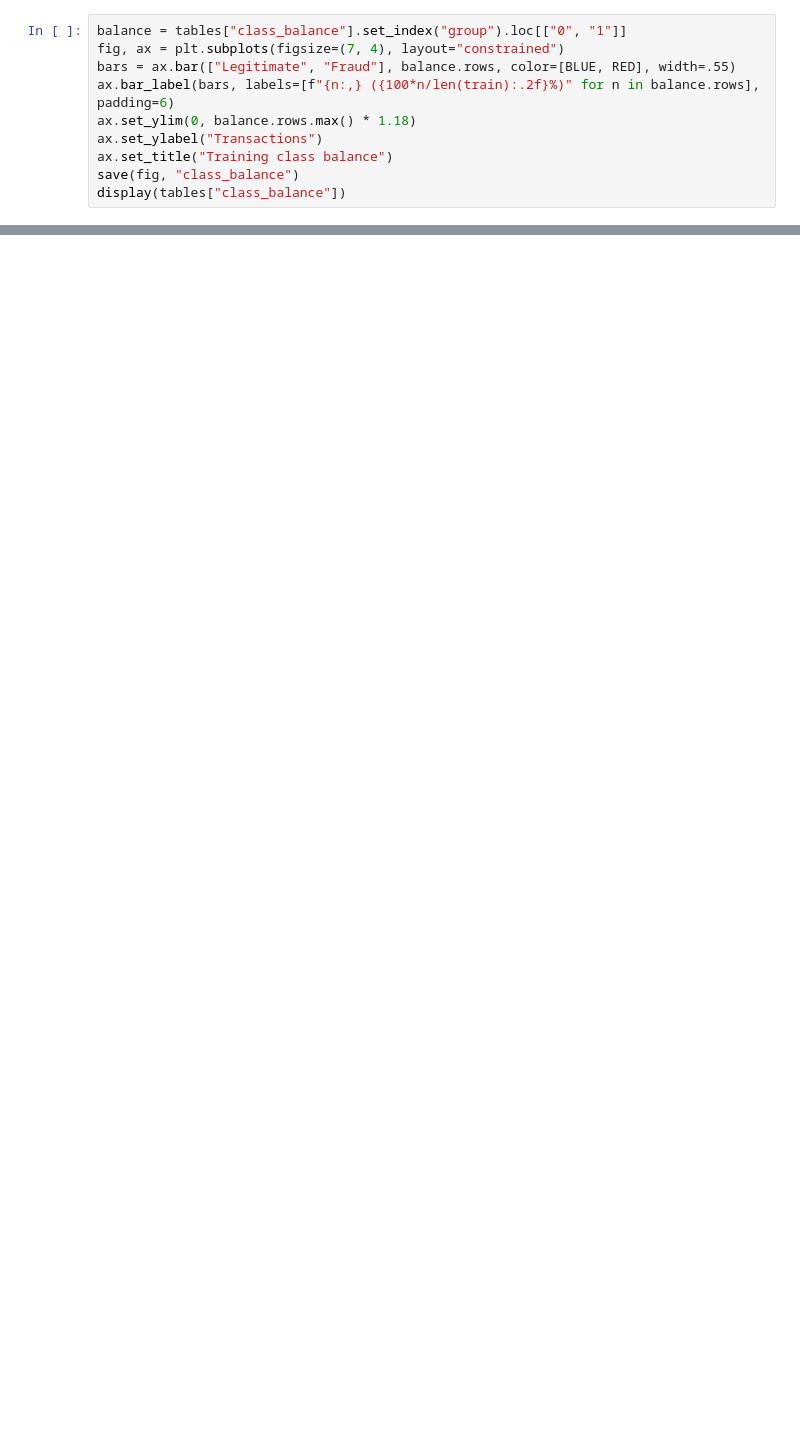
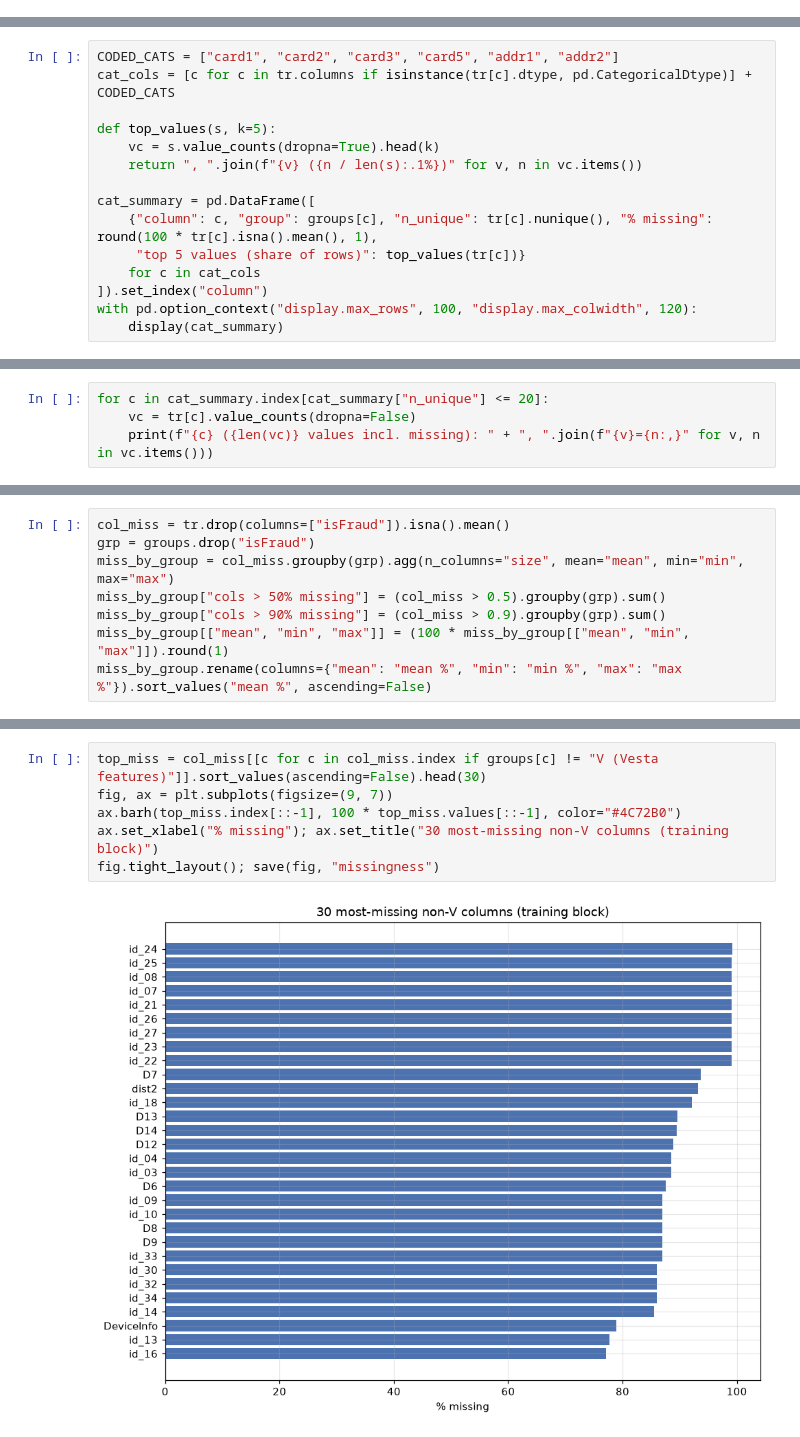
Before and after one commit to domi-bryan/bt4012, a Jupyter notebook: notebooks/01_eda.ipynb, the cells around one changed output, grey strips where cells are left out. Drawn from its saved outputs; the diff is of its cells as text; blank space fills up the shorter version.

```diff
--- a/notebooks/01_eda.ipynb
+++ b/notebooks/01_eda.ipynb
@@ -47,10 +0,0 @@ The fraud class is a small minority. Counts below are training counts; no sampli
-# %%
-balance = tables["class_balance"].set_index("group").loc[["0", "1"]]
-fig, ax = plt.subplots(figsize=(7, 4), layout="constrained")
-bars = ax.bar(["Legitimate", "Fraud"], balance.rows, color=[BLUE, RED], width=.55)
-ax.bar_label(bars, labels=[f"{n:,} ({100*n/len(train):.2f}%)" for n in balance.rows], padding=6)
-ax.set_ylim(0, balance.rows.max() * 1.18)
-ax.set_ylabel("Transactions")
-ax.set_title("Training class balance")
-save(fig, "class_balance")
-display(tables["class_balance"])
@@ -183,0 +264,15 @@ Read `reports/eda_findings.md` for the generated findings with source tables. Al
+# %%
+CODED_CATS = ["card1", "card2", "card3", "card5", "addr1", "addr2"]
+cat_cols = [c for c in tr.columns if isinstance(tr[c].dtype, pd.CategoricalDtype)] + CODED_CATS
+
+def top_values(s, k=5):
+    vc = s.value_counts(dropna=True).head(k)
+    return ", ".join(f"{v} ({n / len(s):.1%})" for v, n in vc.items())
+
+cat_summary = pd.DataFrame([
+    {"column": c, "group": groups[c], "n_unique": tr[c].nunique(), "% missing": round(100 * tr[c].isna().mean(), 1),
+     "top 5 values (share of rows)": top_values(tr[c])}
+    for c in cat_cols
+]).set_index("column")
+with pd.option_context("display.max_rows", 100, "display.max_colwidth", 120):
+    display(cat_summary)
@@ -183,0 +300,4 @@ Read `reports/eda_findings.md` for the generated findings with source tables. Al
+# %%
+for c in cat_summary.index[cat_summary["n_unique"] <= 20]:
+    vc = tr[c].value_counts(dropna=False)
+    print(f"{c} ({len(vc)} values incl. missing): " + ", ".join(f"{v}={n:,}" for v, n in vc.items()))
@@ -183,0 +434,8 @@ Read `reports/eda_findings.md` for the generated findings with source tables. Al
+# %%
+col_miss = tr.drop(columns=["isFraud"]).isna().mean()
+grp = groups.drop("isFraud")
+miss_by_group = col_miss.groupby(grp).agg(n_columns="size", mean="mean", min="min", max="max")
+miss_by_group["cols > 50% missing"] = (col_miss > 0.5).groupby(grp).sum()
+miss_by_group["cols > 90% missing"] = (col_miss > 0.9).groupby(grp).sum()
+miss_by_group[["mean", "min", "max"]] = (100 * miss_by_group[["mean", "min", "max"]]).round(1)
+miss_by_group.rename(columns={"mean": "mean %", "min": "min %", "max": "max %"}).sort_values("mean %", ascending=False)
@@ -183,0 +457,8 @@ Read `reports/eda_findings.md` for the generated findings with source tables. Al
+# %%
+top_miss = col_miss[[c for c in col_miss.index if groups[c] != "V (Vesta features)"]].sort_values(ascending=False).head(30)
+fig, ax = plt.subplots(figsize=(9, 7))
+ax.barh(top_miss.index[::-1], 100 * top_miss.values[::-1], color="#4C72B0")
+ax.set_xlabel("% missing"); ax.set_title("30 most-missing non-V columns (training block)")
+fig.tight_layout(); save(fig, "missingness")
+# %% [output]
+[figure, added]
```
Also changed, not shown: parts of 199 cells of this notebook, 11 other files.
